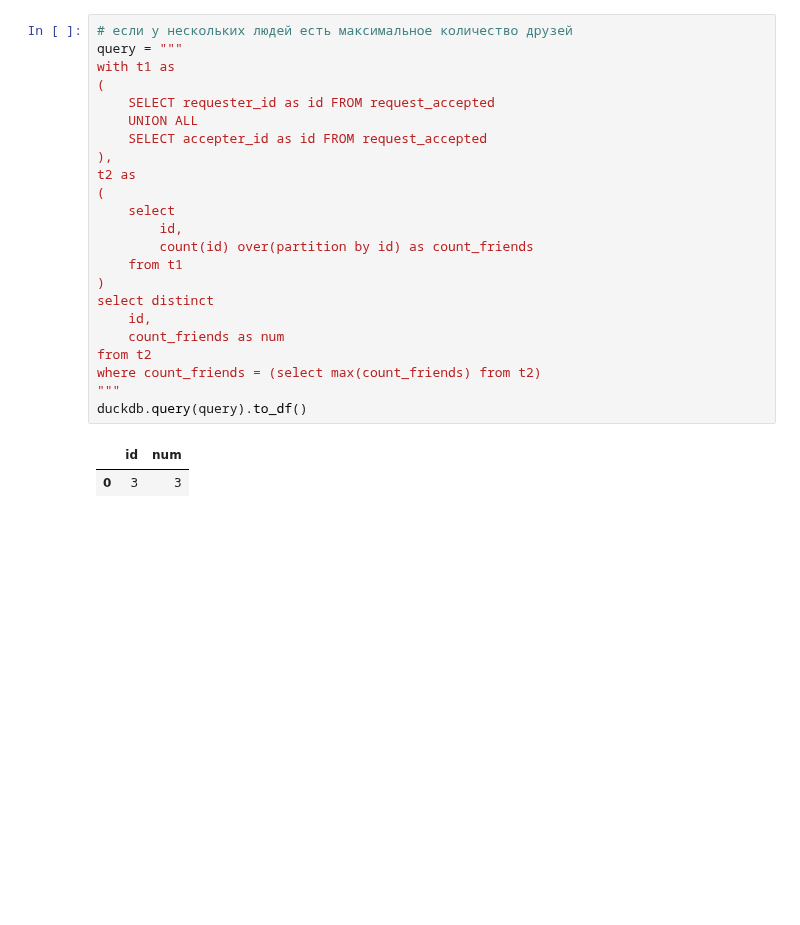
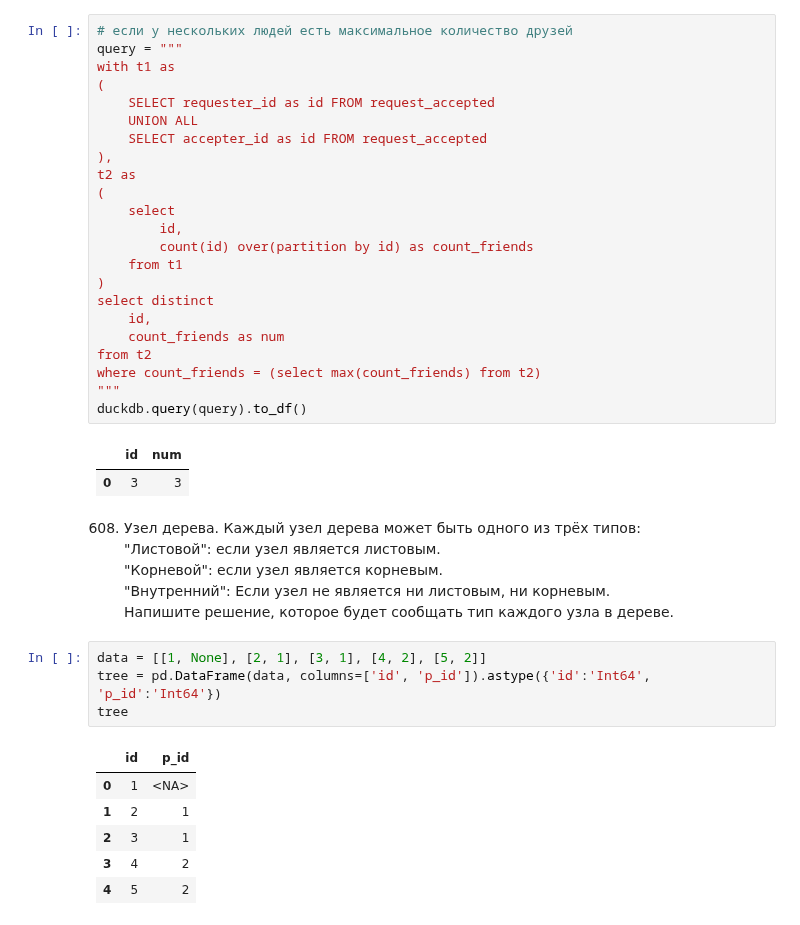
Before and after one commit to Praldmur/Tasks, a Jupyter notebook: LeetCode_Med.ipynb, the cells around one changed output. Drawn from its saved outputs; the diff is of its cells as text; blank space fills up the shorter version.

```diff
--- a/LeetCode_Med.ipynb
+++ b/LeetCode_Med.ipynb
@@ -500,3 +500,20 @@ duckdb.query(query).to_df()
 # %% [output]
 |  | id | num |
 | 0 | 3 | 3 |
+# %% [markdown]
+608. Узел дерева. Каждый узел дерева может быть одного из трёх типов:
+"Листовой": если узел является листовым.
+"Корневой": если узел является корневым.
+"Внутренний": Если узел не является ни листовым, ни корневым.
+Напишите решение, которое будет сообщать тип каждого узла в дереве.
+# %%
+data = [[1, None], [2, 1], [3, 1], [4, 2], [5, 2]]
+tree = pd.DataFrame(data, columns=['id', 'p_id']).astype({'id':'Int64', 'p_id':'Int64'})
+tree
+# %% [output]
+|  | id | p_id |
+| 0 | 1 | <NA> |
+| 1 | 2 | 1 |
+| 2 | 3 | 1 |
+| 3 | 4 | 2 |
+| 4 | 5 | 2 |
```
Also changed, not shown: parts of 15 cells of this notebook.
